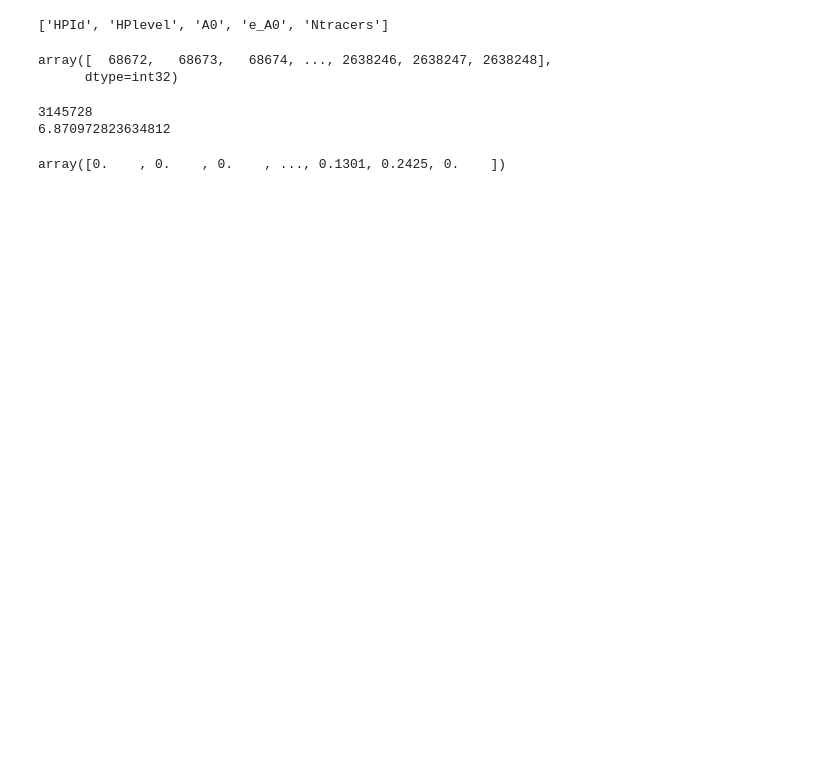
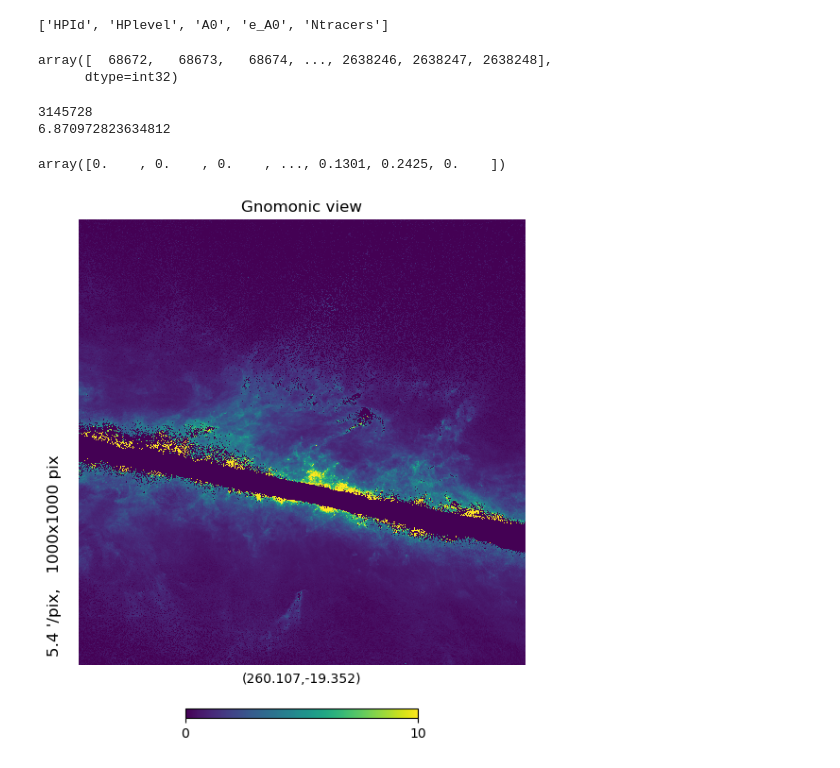
Before and after one commit to AstroTaffer/MEN-681301-OAM, a Jupyter notebook: zwicky2.ipynb, the cells around one changed output. Cells and saved outputs as stored; diff of their text form; code cells hidden in the pictures; blank space fills up the shorter version.

```diff
--- a/zwicky2.ipynb
+++ b/zwicky2.ipynb
@@ -36,8 +36,10 @@ array([0.    , 0.    , 0.    , ..., 0.1301, 0.2425, 0.    ])
 # %%
 #hp.mollview(m, nest=True, coord=('C', 'G'))
 lat = -19.3523078
 dl = 5
 lon = 260.10740722
 #hp.cartview(m, nest=True, lonra=[lon-dl, lon+dl], latra=[lat-dl, lat+dl])
-hp.gnomview(m, nest=True, rot=(lon, lat, 90), reso=10*60/1000, xsize=1000)
+hp.gnomview(m, nest=True, rot=(lon, lat, 45), reso=90*60/1000, xsize=1000)
 #hp.graticule()
+# %% [output]
+[figure, added]
```
